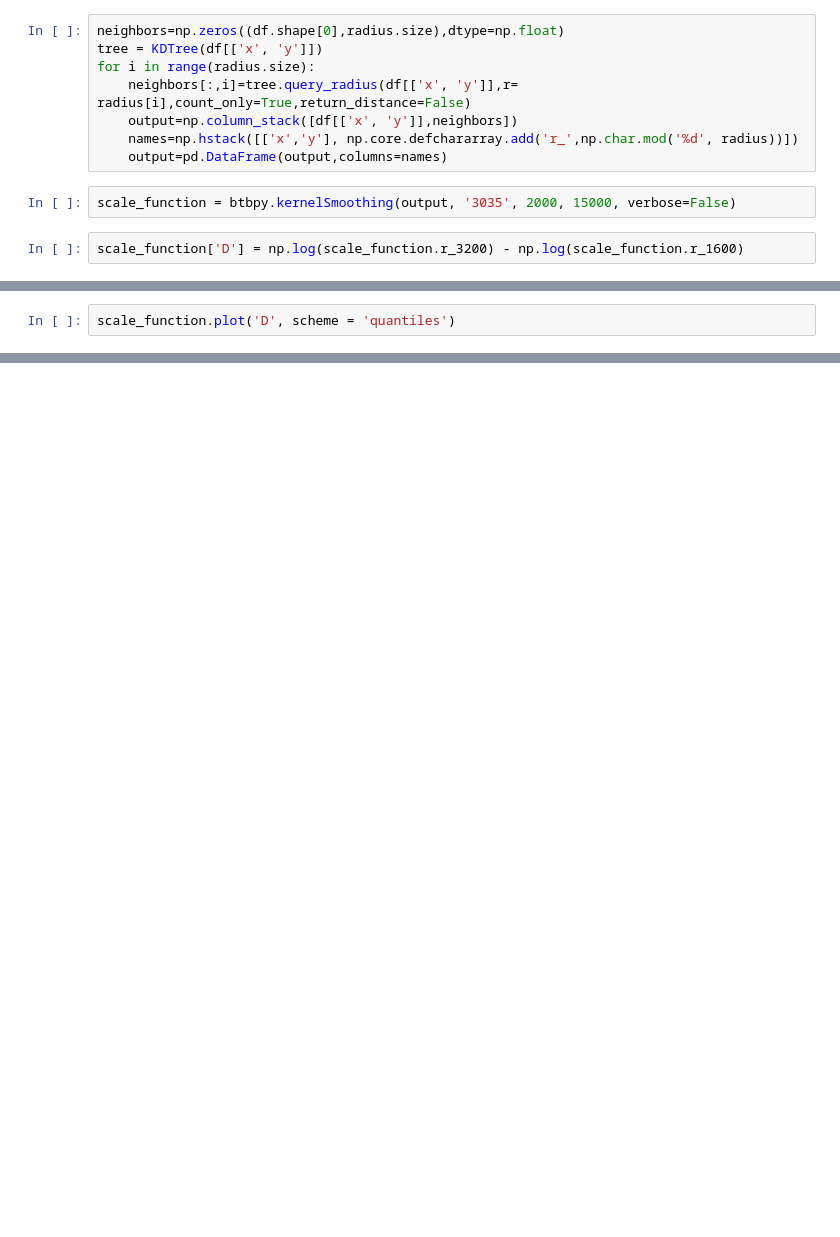
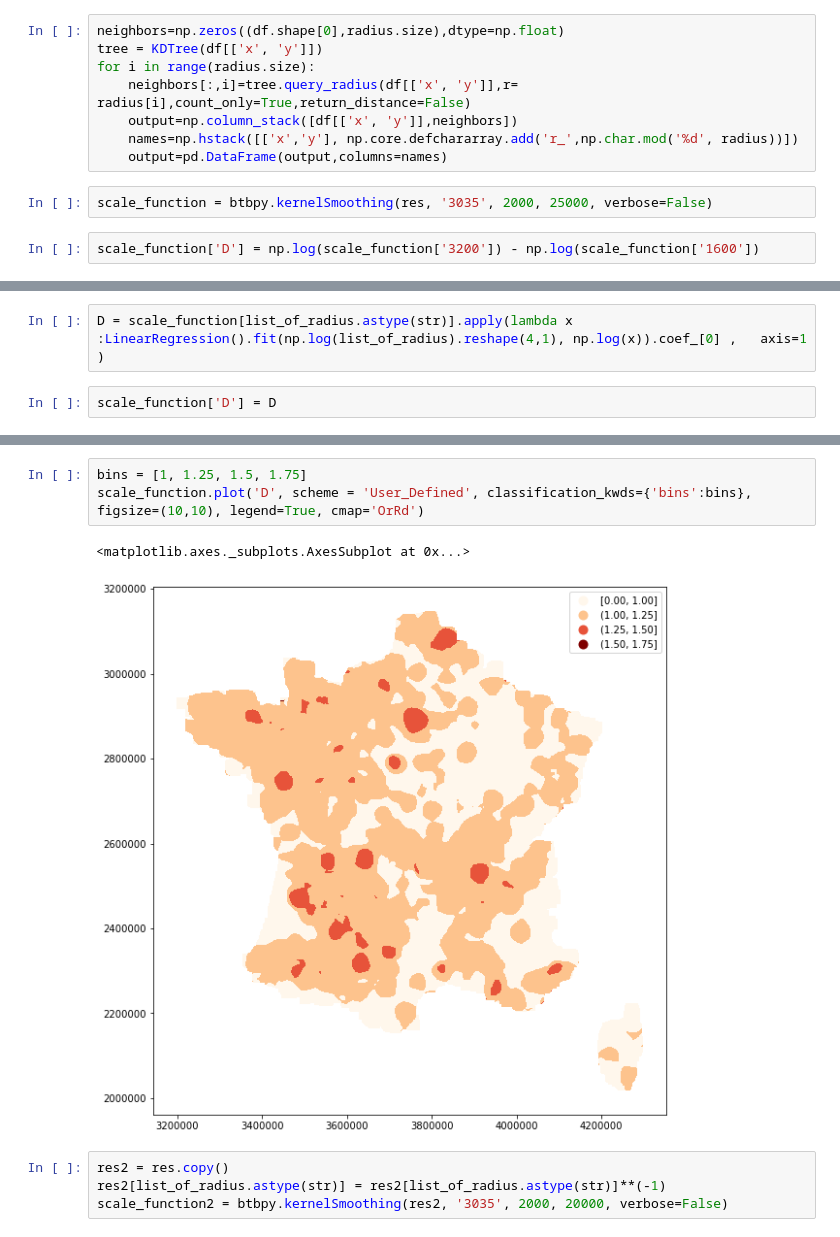
Before and after one commit to fsemecurbe/GWFA, a Jupyter notebook: Gwfa.ipynb, the cells around one changed output, grey strips where cells are left out. Drawn from its saved outputs; the diff is of its cells as text; blank space fills up the shorter version.

```diff
--- a/Gwfa.ipynb
+++ b/Gwfa.ipynb
@@ -30,6 +131,6 @@ for i in range(radius.size):
     names=np.hstack([['x','y'], np.core.defchararray.add('r_',np.char.mod('%d', radius))])
     output=pd.DataFrame(output,columns=names)
 # %%
-scale_function = btbpy.kernelSmoothing(output, '3035', 2000, 15000, verbose=False)
+scale_function = btbpy.kernelSmoothing(res, '3035', 2000, 25000, verbose=False)
 # %%
-scale_function['D'] = np.log(scale_function.r_3200) - np.log(scale_function.r_1600)
+scale_function['D'] = np.log(scale_function['3200']) - np.log(scale_function['1600'])
@@ -36,2 +139,4 @@ scale_function['D'] = np.log(scale_function.r_3200) - np.log(scale_function.r_16
+# %%
+D = scale_function[list_of_radius.astype(str)].apply(lambda x :LinearRegression().fit(np.log(list_of_radius).reshape(4,1), np.log(x)).coef_[0] ,   axis=1 )
 # %%
-scale_function.plot('D', scheme = 'quantiles')
+scale_function['D'] = D
@@ -40,0 +158,10 @@ scale_function.plot('D', scheme = 'quantiles')
+# %%
+bins = [1, 1.25, 1.5, 1.75]
+scale_function.plot('D', scheme = 'User_Defined', classification_kwds={'bins':bins}, figsize=(10,10), legend=True, cmap='OrRd')
+# %% [output]
+<matplotlib.axes._subplots.AxesSubplot at 0x...>
+[figure, added]
+# %%
+res2 = res.copy()
+res2[list_of_radius.astype(str)] = res2[list_of_radius.astype(str)]**(-1)
+scale_function2 = btbpy.kernelSmoothing(res2, '3035', 2000, 20000, verbose=False)
```
Also changed, not shown: parts of 36 cells of this notebook.
